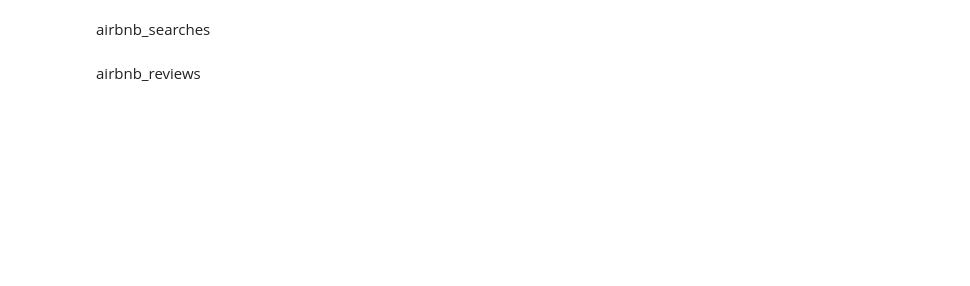
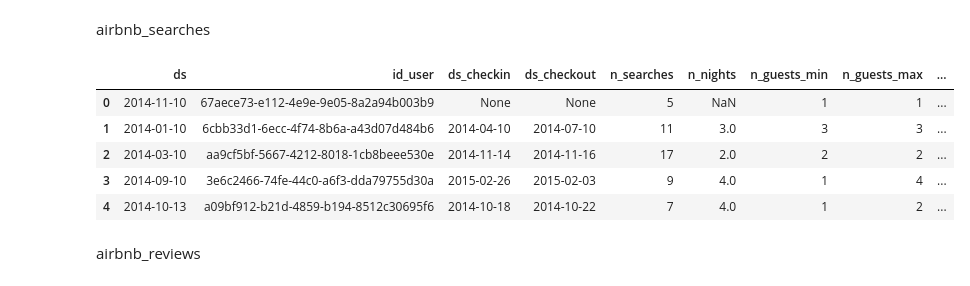
Before and after one commit to Waleed18574/SQLPortfolio, a Jupyter notebook: Project_3_Airbnb_Analytics/notebook/Airbnb_Analytics.ipynb, the cells around one changed output. Cells and saved outputs as stored; diff of their text form; code cells hidden in the pictures; blank space fills up the shorter version.

```diff
--- a/Project_3_Airbnb_Analytics/notebook/Airbnb_Analytics.ipynb
+++ b/Project_3_Airbnb_Analytics/notebook/Airbnb_Analytics.ipynb
@@ -139,6 +163,18 @@ WITH (FORMAT CSV, HEADER);
 """
 cur.execute(fill_tbl_airbnb_searches)
 conn.commit()
+# %%
+show_tbl_airbnb_searches = """
+SELECT * FROM airbnb_searches;
+"""
+pd.read_sql(show_tbl_airbnb_searches,conn).head()
+# %% [output]
+|  | ds | id_user | ds_checkin | ds_checkout | n_searches | n_nights | n_guests_min | n_guests_max | ... |
+| 0 | 2014-11-10 | 67aece73-e112-4e9e-9e05-8a2a94b003b9 | None | None | 5 | NaN | 1 | 1 | ... |
+| 1 | 2014-01-10 | 6cbb33d1-6ecc-4f74-8b6a-a43d07d484b6 | 2014-04-10 | 2014-07-10 | 11 | 3.0 | 3 | 3 | ... |
+| 2 | 2014-03-10 | aa9cf5bf-5667-4212-8018-1cb8beee530e | 2014-11-14 | 2014-11-16 | 17 | 2.0 | 2 | 2 | ... |
+| 3 | 2014-09-10 | 3e6c2466-74fe-44c0-a6f3-dda79755d30a | 2015-02-26 | 2015-02-03 | 9 | 4.0 | 1 | 4 | ... |
+| 4 | 2014-10-13 | a09bf912-b21d-4859-b194-8512c30695f6 | 2014-10-18 | 2014-10-22 | 7 | 4.0 | 1 | 2 | ... |
 # %% [markdown]
 airbnb_reviews
 # %%
```
Also changed, not shown: parts of 20 cells of this notebook, 11 other files.
